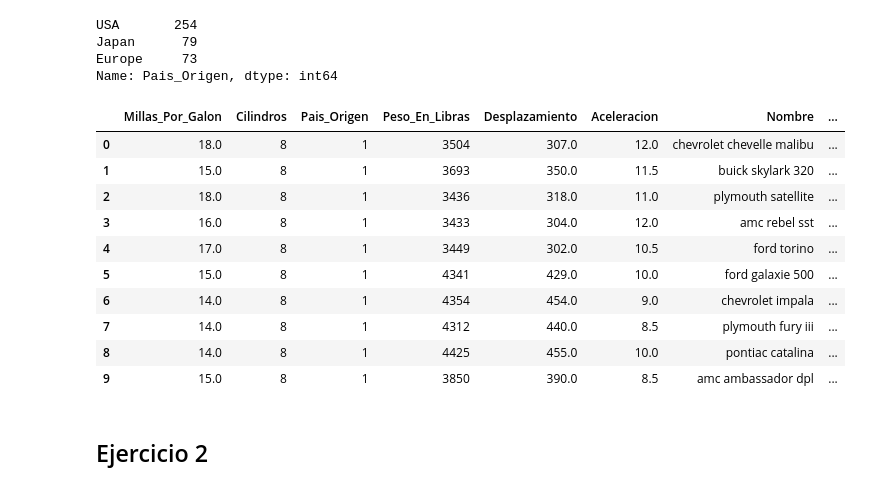
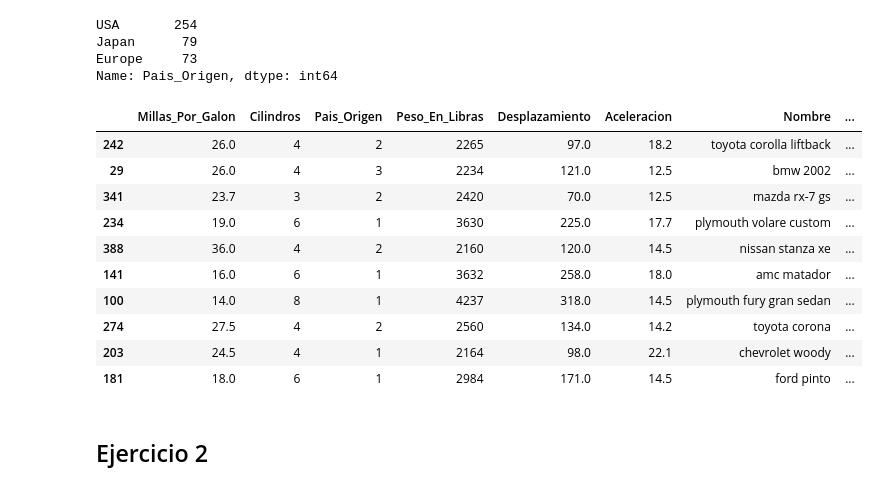
Before and after one commit to GersonJairPE/programa-data-science-python, a Jupyter notebook: Proyectos/Proyecto_2.ipynb, the cells around one changed output. Drawn from its saved outputs; the diff is of its cells as text; code cells hidden in the pictures.

```diff
--- a/Proyectos/Proyecto_2.ipynb
+++ b/Proyectos/Proyecto_2.ipynb
@@ -12,10 +12,10 @@ from cmath import exp, log10, sqrt
 ## Ejercicio 1
 # %%
 """
-Cargamos la data en el identificador 'df' y erificamos la frecuencia de autos según el país
+Cargamos la data en el identificador 'df' y verificamos la frecuencia de autos según el país
 """
-df = pd.read_csv("autos.csv", sep=";")
-df["Pais_Origen"].value_counts()
+df_autos = pd.read_csv("autos.csv", sep=";")
+df_autos["Pais_Origen"].value_counts()
 # %% [output]
 USA       254
 Japan      79
@@ -24,26 +24,28 @@ Name: Pais_Origen, dtype: int64
 # %%
 """
 Luego usamos la función lambda para recodificar y la aplicamos a la variable 'Pais_Origen' según la condición:
 - 1: USA
 - 2: Japan
 - 3: Europe
 """
+df_1 = df_autos.copy() # Copia para realizar el ejercicio 1
+df = df_autos.copy() # Copia para realizar el ejercicio 2
 
-df['Pais_Origen'] = df['Pais_Origen'].apply(lambda x: 1 if x == 'USA' else (
+df_1['Pais_Origen'] = df_autos['Pais_Origen'].apply(lambda x: 1 if x == 'USA' else (
                                                         2 if x == 'Japan' else 3))
-df.head(10)
+df_1.sample(10)
 # %% [output]
 |  | Millas_Por_Galon | Cilindros | Pais_Origen | Peso_En_Libras | Desplazamiento | Aceleracion | Nombre | ... |
-| 0 | 18.0 | 8 | 1 | 3504 | 307.0 | 12.0 | chevrolet chevelle malibu | ... |
-| 1 | 15.0 | 8 | 1 | 3693 | 350.0 | 11.5 | buick skylark 320 | ... |
-| 2 | 18.0 | 8 | 1 | 3436 | 318.0 | 11.0 | plymouth satellite | ... |
-| 3 | 16.0 | 8 | 1 | 3433 | 304.0 | 12.0 | amc rebel sst | ... |
-| 4 | 17.0 | 8 | 1 | 3449 | 302.0 | 10.5 | ford torino | ... |
-| 5 | 15.0 | 8 | 1 | 4341 | 429.0 | 10.0 | ford galaxie 500 | ... |
-| 6 | 14.0 | 8 | 1 | 4354 | 454.0 | 9.0 | chevrolet impala | ... |
-| 7 | 14.0 | 8 | 1 | 4312 | 440.0 | 8.5 | plymouth fury iii | ... |
-| 8 | 14.0 | 8 | 1 | 4425 | 455.0 | 10.0 | pontiac catalina | ... |
-| 9 | 15.0 | 8 | 1 | 3850 | 390.0 | 8.5 | amc ambassador dpl | ... |
+| 242 | 26.0 | 4 | 2 | 2265 | 97.0 | 18.2 | toyota corolla liftback | ... |
+| 29 | 26.0 | 4 | 3 | 2234 | 121.0 | 12.5 | bmw 2002 | ... |
+| 341 | 23.7 | 3 | 2 | 2420 | 70.0 | 12.5 | mazda rx-7 gs | ... |
+| 234 | 19.0 | 6 | 1 | 3630 | 225.0 | 17.7 | plymouth volare custom | ... |
+| 388 | 36.0 | 4 | 2 | 2160 | 120.0 | 14.5 | nissan stanza xe | ... |
+| 141 | 16.0 | 6 | 1 | 3632 | 258.0 | 18.0 | amc matador | ... |
+| 100 | 14.0 | 8 | 1 | 4237 | 318.0 | 14.5 | plymouth fury gran sedan | ... |
+| 274 | 27.5 | 4 | 2 | 2560 | 134.0 | 14.2 | toyota corona | ... |
+| 203 | 24.5 | 4 | 1 | 2164 | 98.0 | 22.1 | chevrolet woody | ... |
+| 181 | 18.0 | 6 | 1 | 2984 | 171.0 | 14.5 | ford pinto | ... |
 # %% [markdown]
 ## Ejercicio 2
 # %%
```
Also changed, not shown: parts of 7 cells of this notebook.
